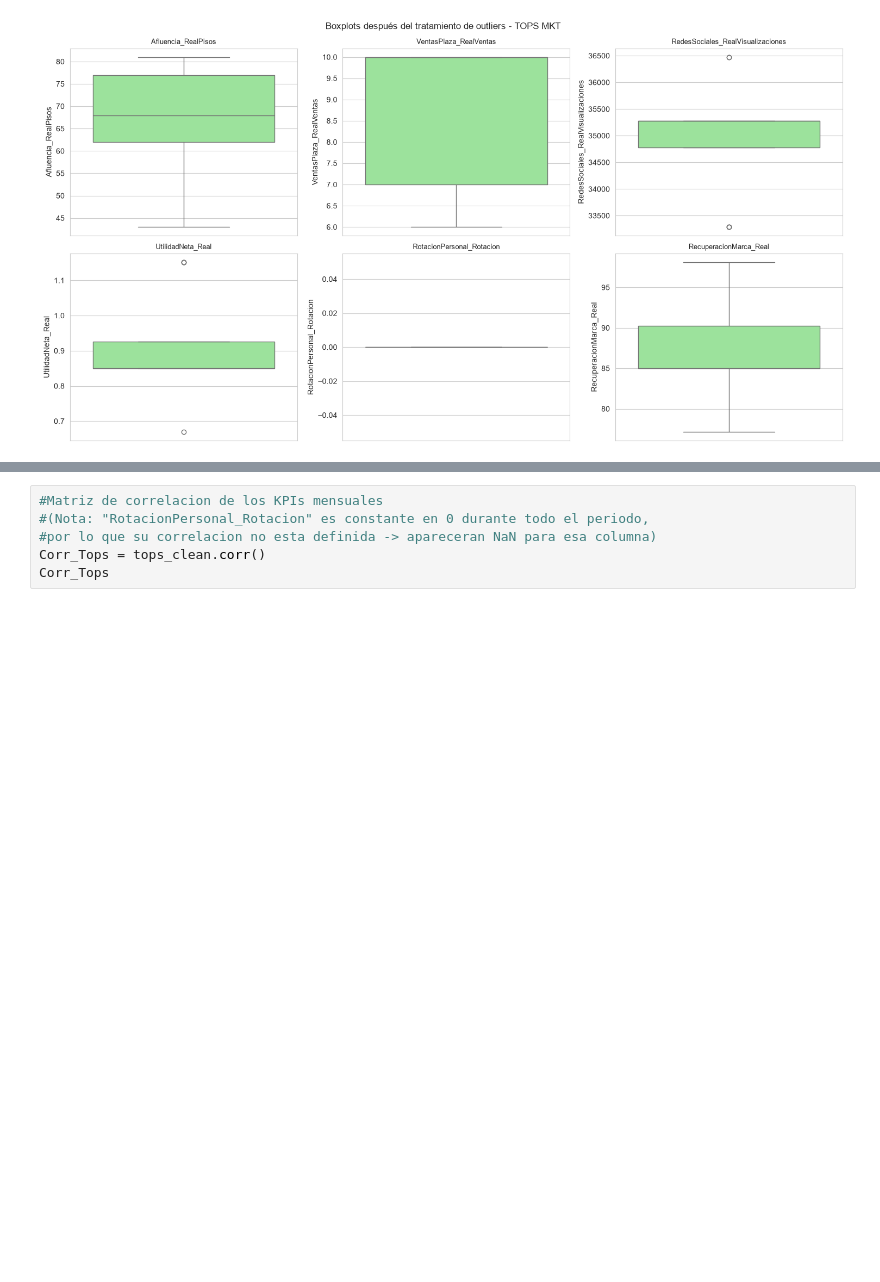
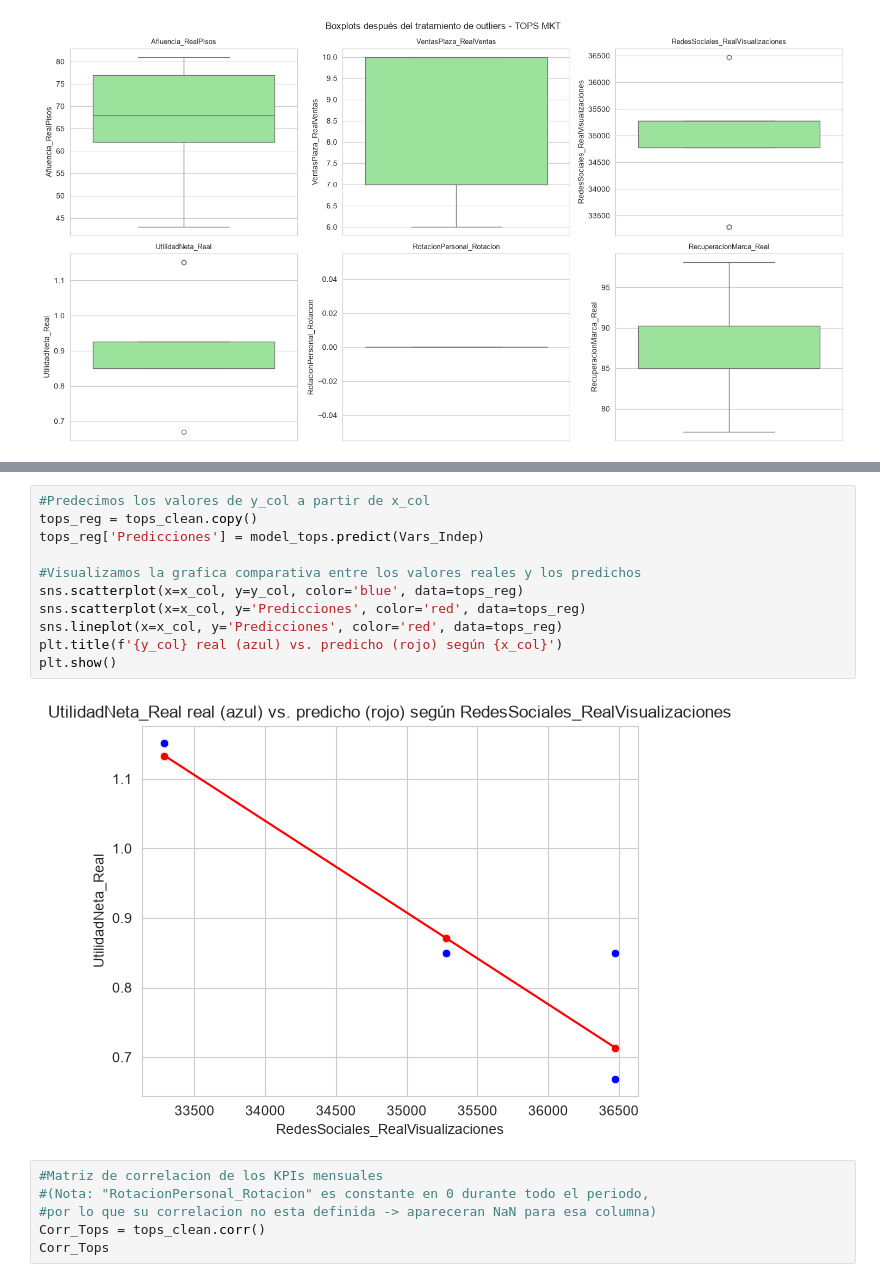
Before and after one commit to a01739713-jpg/Actividad-5, a Jupyter notebook: Actividad5.2/codigoact52.ipynb, the cells around one changed output, grey strips where cells are left out. Cells and saved outputs as stored; diff of their text form; blank space fills up the shorter version.

```diff
--- a/Actividad5.2/codigoact52.ipynb
+++ b/Actividad5.2/codigoact52.ipynb
@@ -418,3 +509,16 @@ plt.show()
+# %%
+#Predecimos los valores de y_col a partir de x_col
+tops_reg = tops_clean.copy()
+tops_reg['Predicciones'] = model_tops.predict(Vars_Indep)
+
+#Visualizamos la grafica comparativa entre los valores reales y los predichos
+sns.scatterplot(x=x_col, y=y_col, color='blue', data=tops_reg)
+sns.scatterplot(x=x_col, y='Predicciones', color='red', data=tops_reg)
+sns.lineplot(x=x_col, y='Predicciones', color='red', data=tops_reg)
+plt.title(f'{y_col} real (azul) vs. predicho (rojo) según {x_col}')
+plt.show()
+# %% [output]
+[figure, added]
 # %%
 #Matriz de correlacion de los KPIs mensuales
 #(Nota: "RotacionPersonal_Rotacion" es constante en 0 durante todo el periodo,
```
Also changed, not shown: parts of 32 cells of this notebook, 3 other files.
